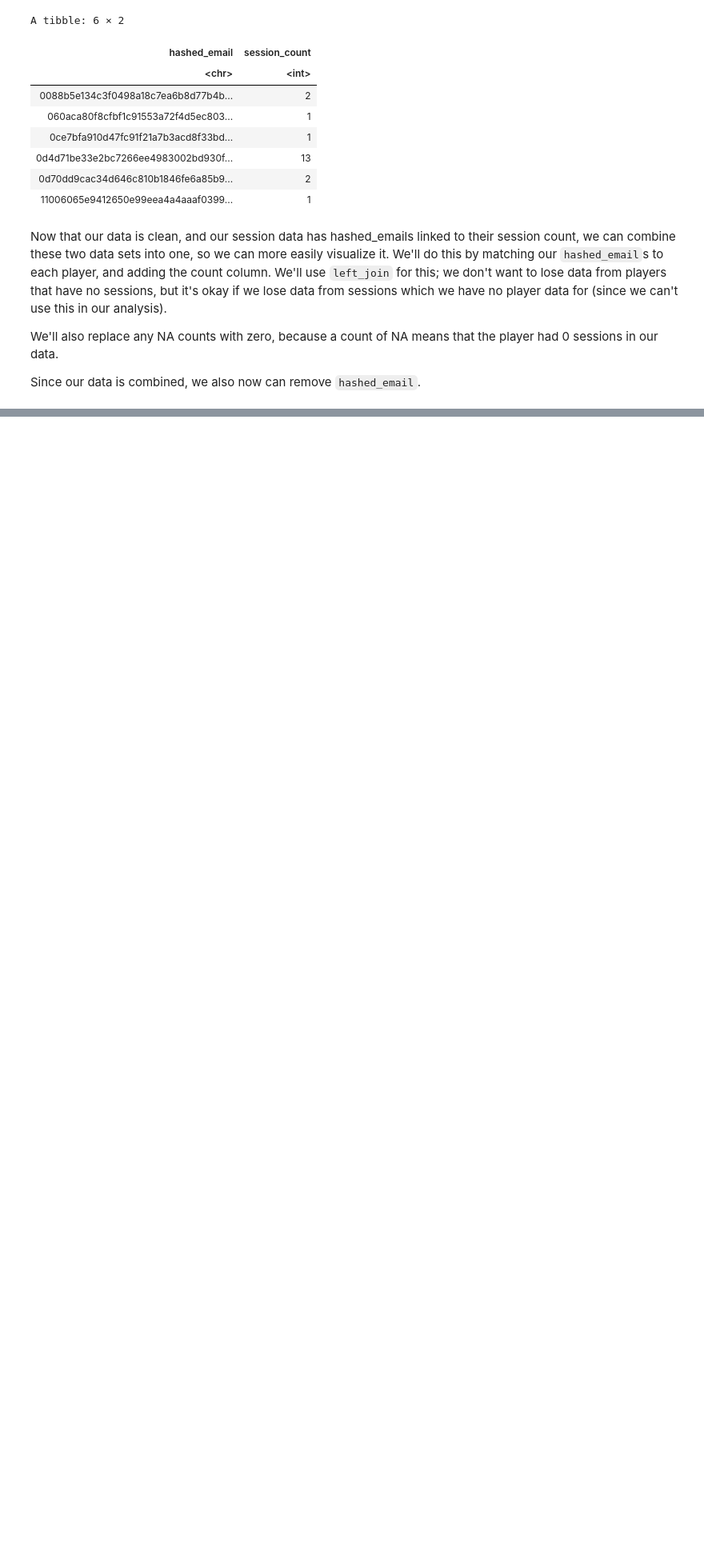
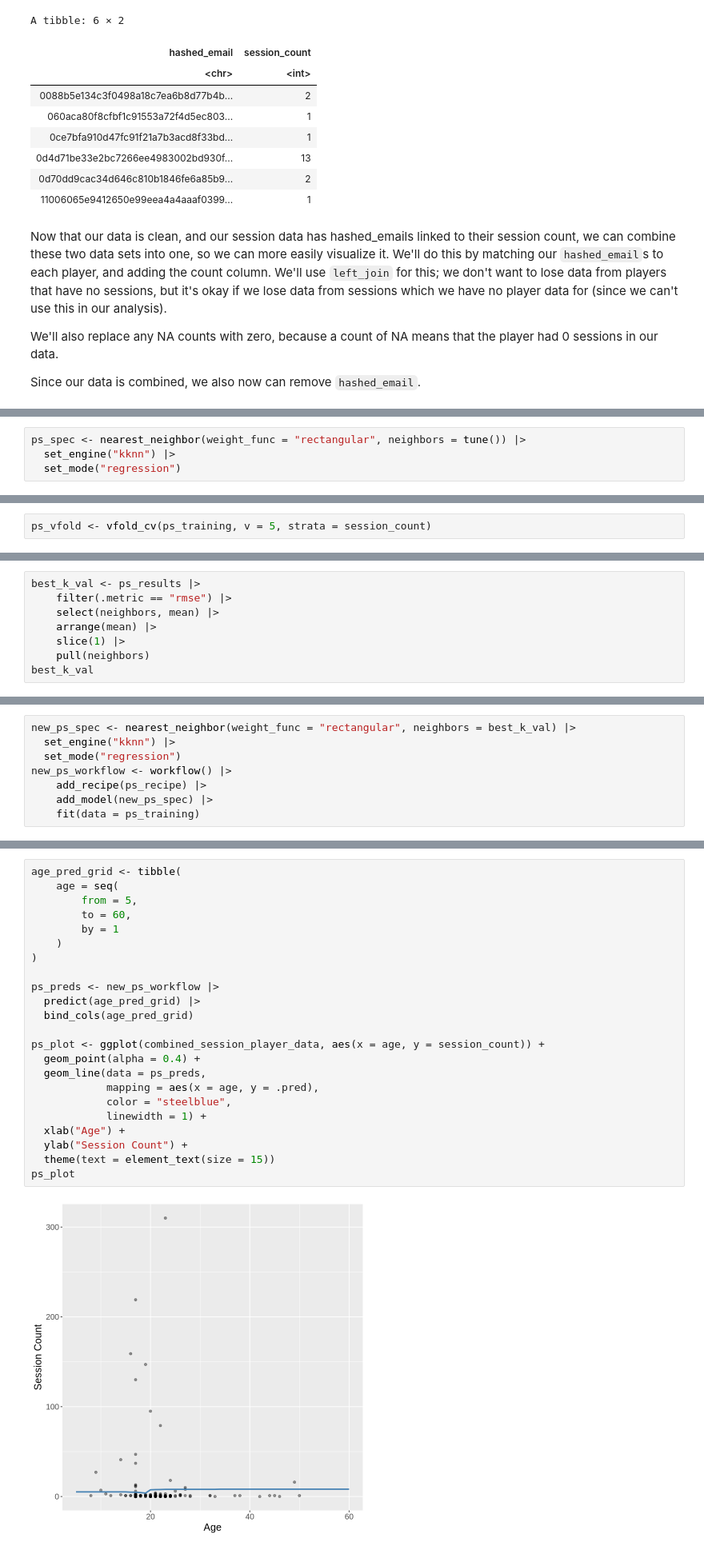
Before and after one commit to harris3315/dsci-100-project, a Jupyter notebook: main.ipynb, the cells around one changed output, grey strips where cells are left out. Shown at 80% size. Drawn from its saved outputs; the diff is of its cells as text; blank space fills up the shorter version.

```diff
--- a/main.ipynb
+++ b/main.ipynb
@@ -188,0 +170,4 @@ Now we create a workflow for testing the K values from 1 to 10. We'll add our re
+# %%
+ps_spec <- nearest_neighbor(weight_func = "rectangular", neighbors = tune()) |>
+  set_engine("kknn") |>
+  set_mode("regression")
@@ -241,0 +182,2 @@ k_val_plot <- num_clusters |>
+# %%
+ps_vfold <- vfold_cv(ps_training, v = 5, strata = session_count)
@@ -241,0 +205,8 @@ k_val_plot <- num_clusters |>
+# %%
+best_k_val <- ps_results |>
+    filter(.metric == "rmse") |>
+    select(neighbors, mean) |>
+    arrange(mean) |>
+    slice(1) |>
+    pull(neighbors)
+best_k_val
@@ -241,0 +220,8 @@ k_val_plot <- num_clusters |>
+# %%
+new_ps_spec <- nearest_neighbor(weight_func = "rectangular", neighbors = best_k_val) |>
+  set_engine("kknn") |>
+  set_mode("regression")
+new_ps_workflow <- workflow() |>
+    add_recipe(ps_recipe) |>
+    add_model(new_ps_spec) |>
+    fit(data = ps_training)
@@ -241,0 +246,25 @@ k_val_plot <- num_clusters |>
+# %%
+age_pred_grid <- tibble(
+    age = seq(
+        from = 5,
+        to = 60,
+        by = 1
+    )
+)
+
+ps_preds <- new_ps_workflow |>
+  predict(age_pred_grid) |>
+  bind_cols(age_pred_grid)
+
+ps_plot <- ggplot(combined_session_player_data, aes(x = age, y = session_count)) +
+  geom_point(alpha = 0.4) +
+  geom_line(data = ps_preds,
+            mapping = aes(x = age, y = .pred),
+            color = "steelblue",
+            linewidth = 1) +
+  xlab("Age") +
+  ylab("Session Count") +
+  theme(text = element_text(size = 15))
+ps_plot
+# %% [output]
+[figure, added]
```
Also changed, not shown: parts of 39 cells of this notebook.
